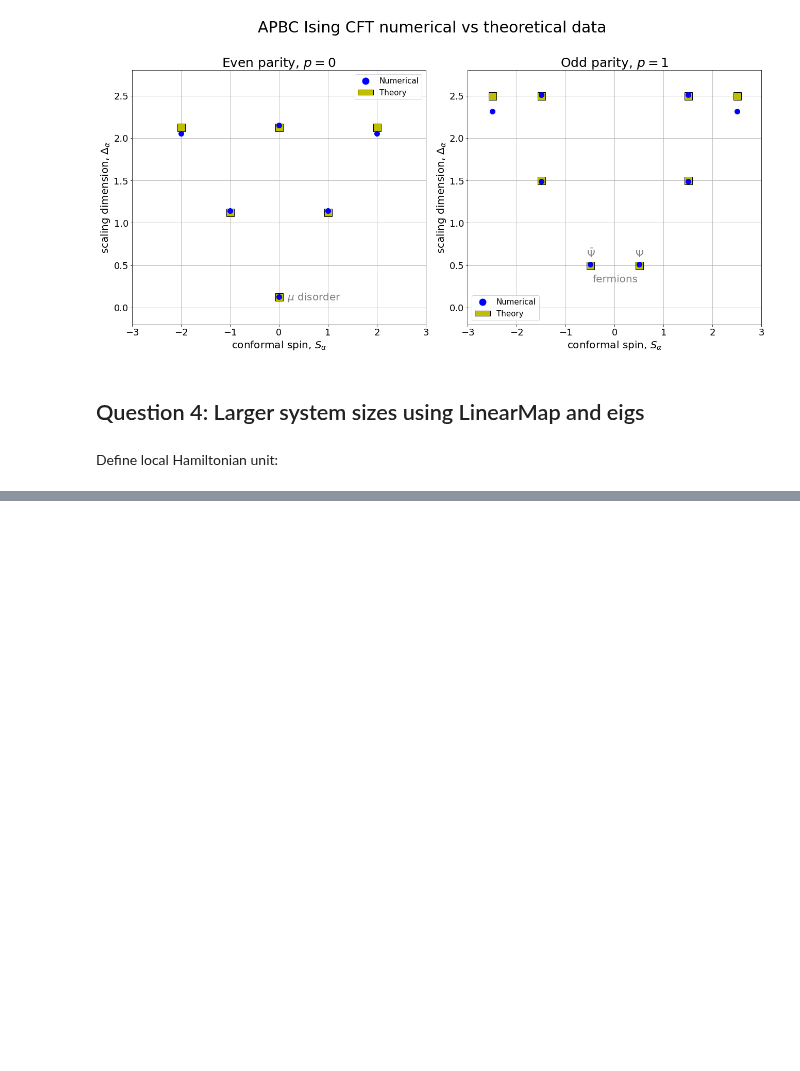
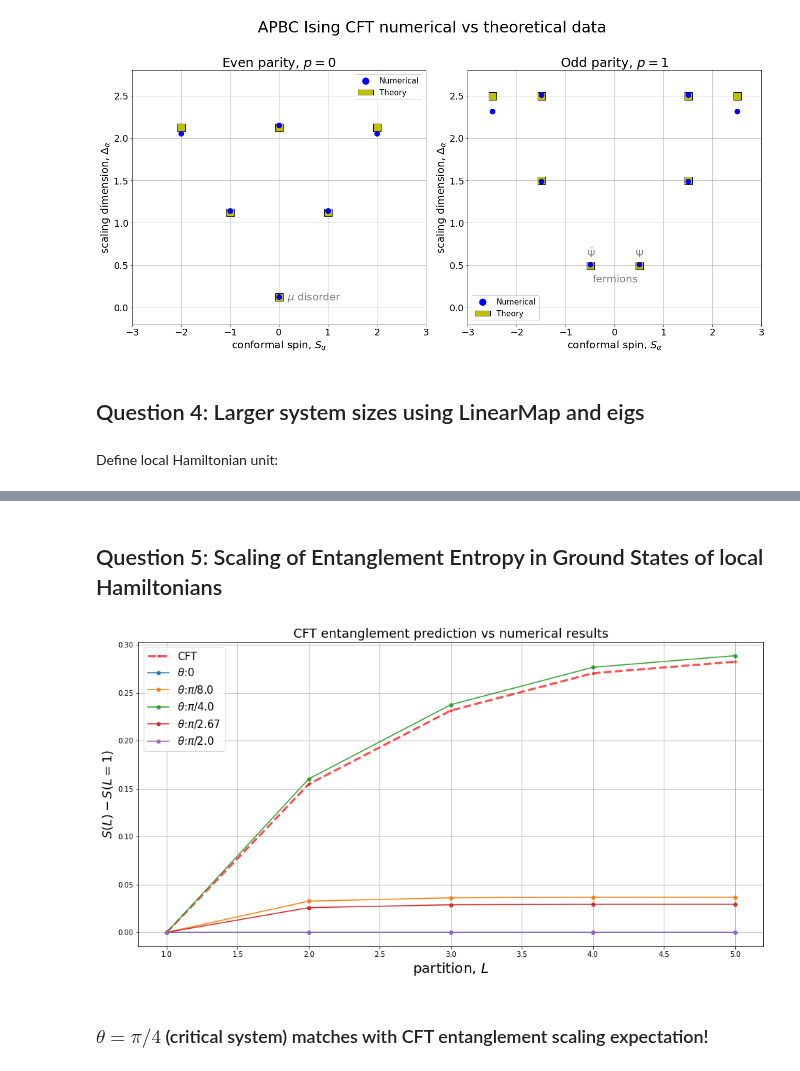
Before and after one commit to sofiagonga/many-body_entanglement_TN, a Jupyter notebook: exercises/HW1_MBETN_notebook.ipynb, the cells around one changed output, grey strips where cells are left out. Saved outputs shown, nothing was run; the diff lists cells and outputs as text; code cells hidden in the pictures; blank space fills up the shorter version.

```diff
--- a/exercises/HW1_MBETN_notebook.ipynb
+++ b/exercises/HW1_MBETN_notebook.ipynb
@@ -403,7 +411,7 @@ k = []
 p = []
 
 for state in range(num_states):
-    E.append(evaluate_E(Psi[:,state], H_2))
+    E.append(evaluate_E(Psi[:,state], H_2, H_2_A))
     k.append(evaluate_k(Psi[:,state]))
     p.append(evaluate_p(Psi[:,state]))
 
@@ -413,6 +421,9 @@ E = np.array(E)[ord_idx]
 k = np.array(k)[ord_idx]
 p = np.array(p)[ord_idx]
 # %%
-scaling_dim = (3/8)*(E-E[0])/(E[1]-E[0]) + 1/8
+#values obtained from Tutorial 4
+E_PBC_0 = -53.775260933826736
+E_PBC_NT = -52.527643095491754
+scaling_dim = 2*(E-E_PBC_0)/(E_PBC_NT-E_PBC_0)
 conf_spin = k/(2*np.pi)*N
 print('Scaling dimension: %s \nConformal spin: %s' %(scaling_dim, conf_spin))
@@ -467,0 +487,2 @@ ax2.legend(handles=legend_elements, fontsize=15)
+# %% [markdown]
+## Question 5: Scaling of Entanglement Entropy in Ground States of local Hamiltonians
@@ -467,0 +513,31 @@ ax2.legend(handles=legend_elements, fontsize=15)
+# %%
+theta_max = np.pi/2 # range of magnetic field
+num = 5
+theta_values = np.linspace(0,theta_max,num) #magnetic field values
+theta_values_str = [0]
+theta_values_str += [r"$\pi$"+"/"+str(np.round(np.pi/theta,2)) for theta in theta_values[1::]]
+bc = 1
+N = 10
+# %%
+entropies_gs = [[] for i in range(len(theta_values))]
+
+for i, theta in enumerate(theta_values):
+    H = qIsingH_theta(N, theta, bc) #build the Hamiltonian
+    D, U = np.linalg.eig(H)
+    _, entropies_gs[i] = entropies_and_spectra_from_psi(U[:,0])
+# %%
+cft_ent_entropy = [1/6*(np.log2(N/np.pi*np.sin(n*np.pi/N))-np.log2(N/np.pi*np.sin(np.pi/N))) for n in range (1,N//2+1)]
+plt.title("CFT entanglement prediction vs numerical results", fontsize=18)
+plt.grid()
+plt.xlabel(r"partition, $L$", fontsize=20)
+plt.ylabel(r"$S(L)-S(L=1)$",fontsize=18)
+x = [i for i in range(1, len(cft_ent_entropy)+1)]
+plt.plot(x, cft_ent_entropy, ".", ls='--', color = 'r', lw = 3, label = "CFT",alpha=0.7)
+for i, ent_entropy_gs in enumerate(entropies_gs):
+    plt.plot(x, ent_entropy_gs-ent_entropy_gs[0], ".", ls='-', ms = 10, label = r"$\theta$:" + str(theta_values_str[i]))
+plt.legend(fontsize=15)
+plt.show()
+# %% [output]
+[figure, added]
+# %% [markdown]
+### $\theta = \pi/4$ (critical system) matches with CFT entanglement scaling expectation!
```
Also changed, not shown: parts of 10 cells of this notebook.
